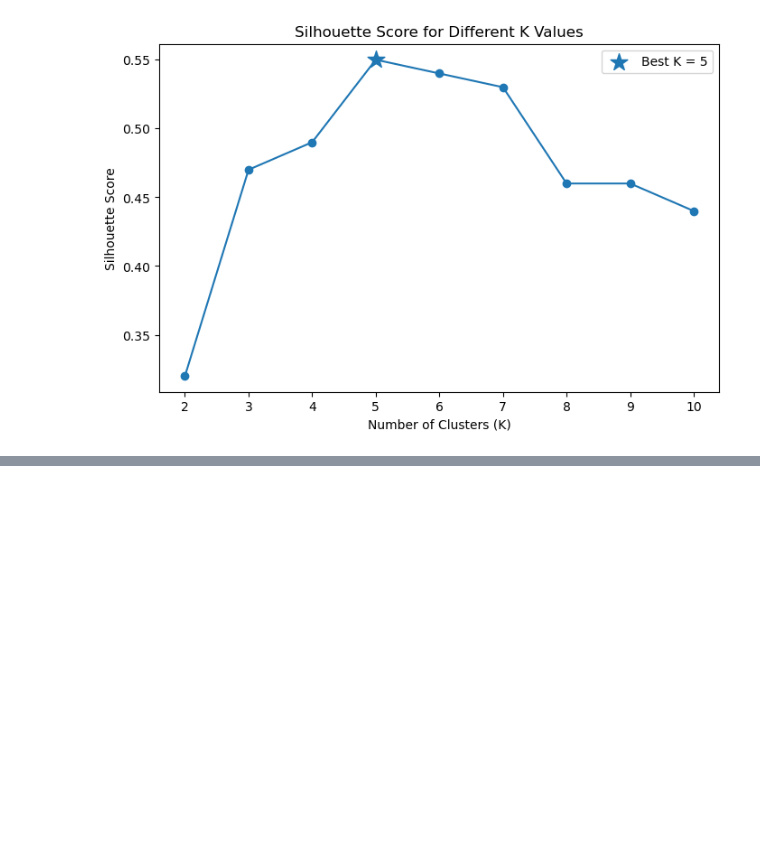
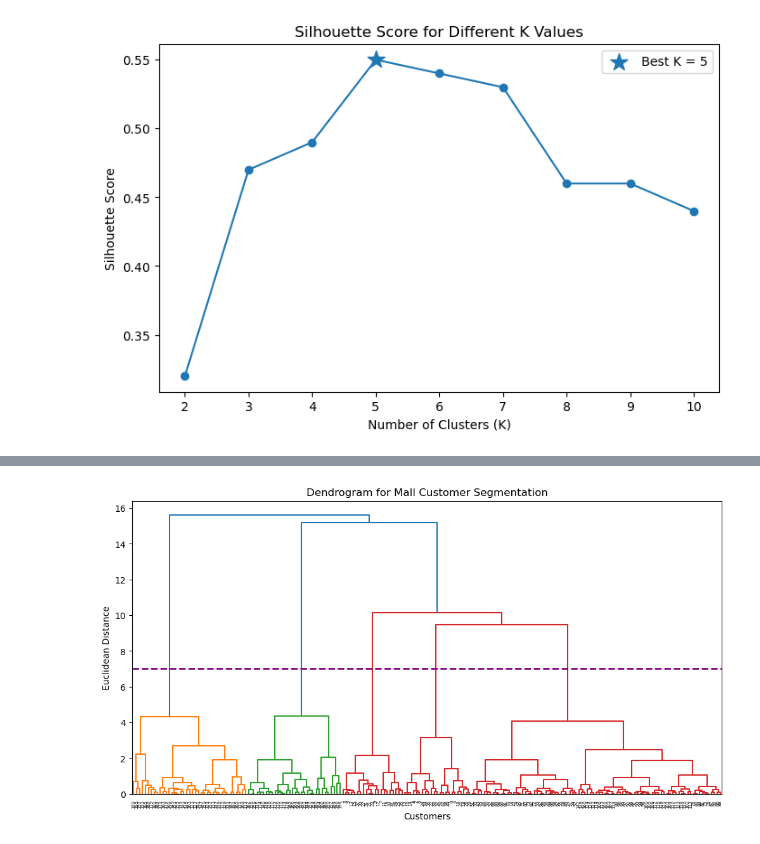
Before and after one commit to MahebobeFayyaz/8.-Clustering-ML, a Jupyter notebook: Clustering.ipynb, the cells around one changed output, grey strips where cells are left out. Saved outputs shown, nothing was run; the diff lists cells and outputs as text; code cells hidden in the pictures; blank space fills up the shorter version.

```diff
--- a/Clustering.ipynb
+++ b/Clustering.ipynb
@@ -298,0 +324,30 @@ plt.show()
+# %%
+import scipy.cluster.hierarchy as sch
+import matplotlib.pyplot as plt
+
+
+plt.figure(figsize=(12,6))
+
+dendrogram = sch.dendrogram(
+    sch.linkage(
+        X_scaled,
+        method="ward"
+    )
+)
+
+# Draw horizontal cut line at distance 1.5
+plt.axhline(
+    y=7,
+    color="purple",
+    linestyle="--",
+    linewidth=2,
+    label="Cut at distance = 7"
+)
+
+plt.title("Dendrogram for Mall Customer Segmentation")
+plt.xlabel("Customers")
+plt.ylabel("Euclidean Distance")
+
+plt.show()
+# %% [output]
+[figure, added]
```
Also changed, not shown: parts of 5 cells of this notebook, 1 other file.
